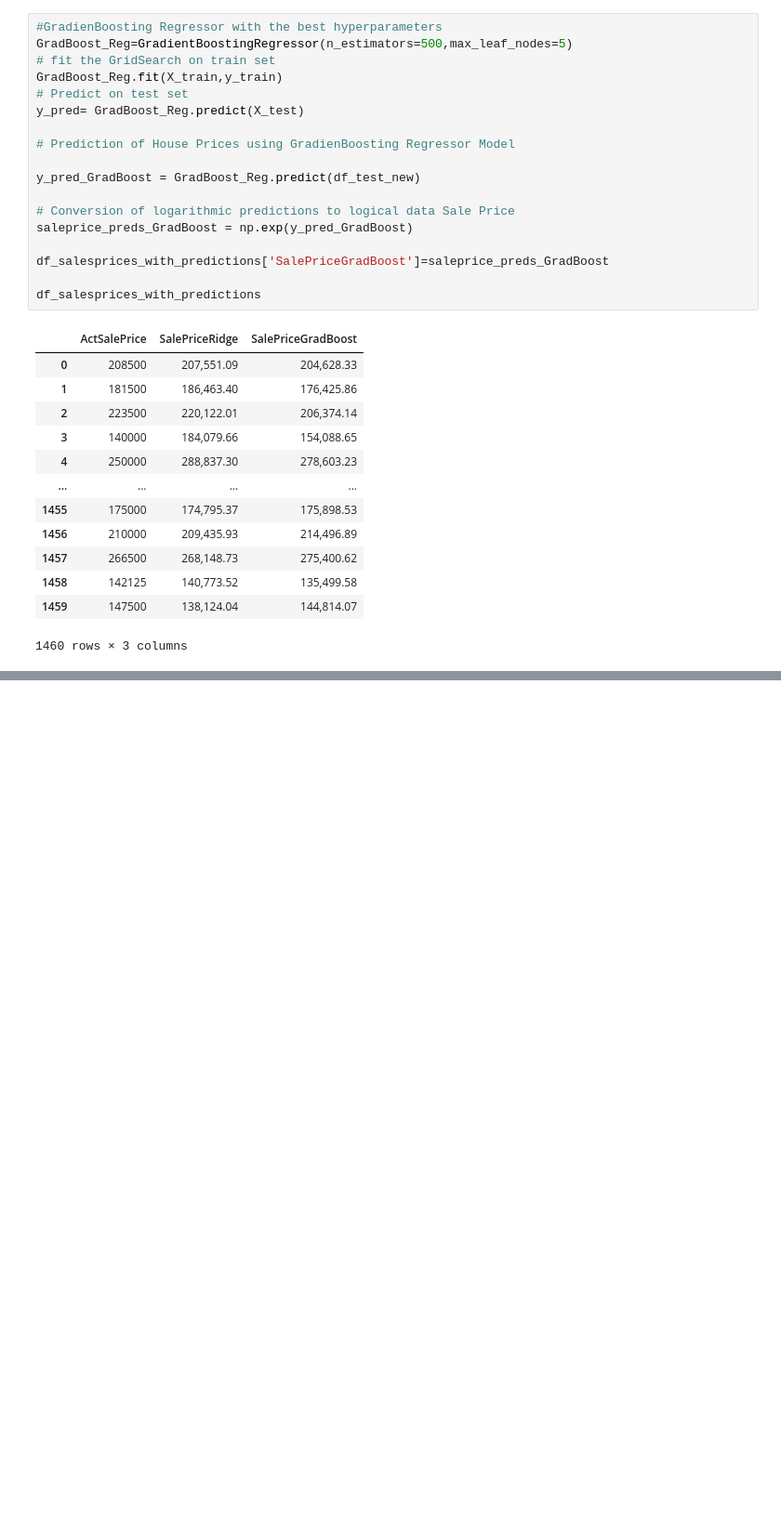
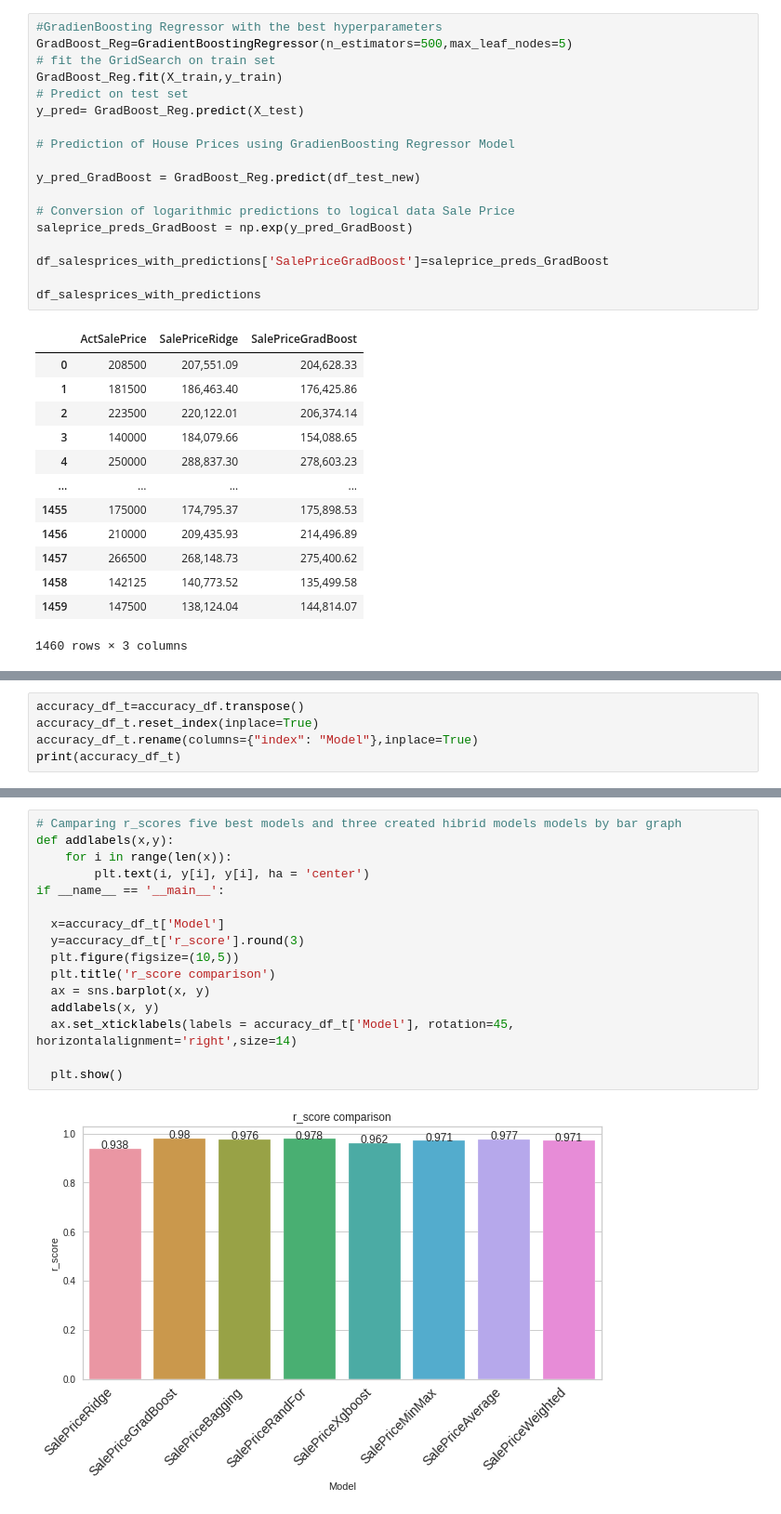
Before and after one commit to ea428815/House_Prices, a Jupyter notebook: House_Prices.ipynb, the cells around one changed output, grey strips where cells are left out. Shown at 93% size. Cells and saved outputs as stored; diff of their text form; blank space fills up the shorter version.

```diff
--- a/House_Prices.ipynb
+++ b/House_Prices.ipynb
@@ -1032,0 +1208,5 @@ ModuleNotFoundError: No module named 'xgboost'
+# %%
+accuracy_df_t=accuracy_df.transpose()
+accuracy_df_t.reset_index(inplace=True)
+accuracy_df_t.rename(columns={"index": "Model"},inplace=True)
+print(accuracy_df_t)
@@ -1032,0 +1223,18 @@ ModuleNotFoundError: No module named 'xgboost'
+# %%
+# Camparing r_scores five best models and three created hibrid models models by bar graph
+def addlabels(x,y):
+    for i in range(len(x)):
+        plt.text(i, y[i], y[i], ha = 'center')
+if __name__ == '__main__':
+
+  x=accuracy_df_t['Model']
+  y=accuracy_df_t['r_score'].round(3)
+  plt.figure(figsize=(10,5))
+  plt.title('r_score comparison')
+  ax = sns.barplot(x, y)
+  addlabels(x, y)
+  ax.set_xticklabels(labels = accuracy_df_t['Model'], rotation=45, horizontalalignment='right',size=14)
+
+  plt.show()
+# %% [output]
+[figure, added]
```
Also changed, not shown: parts of 48 cells of this notebook.
